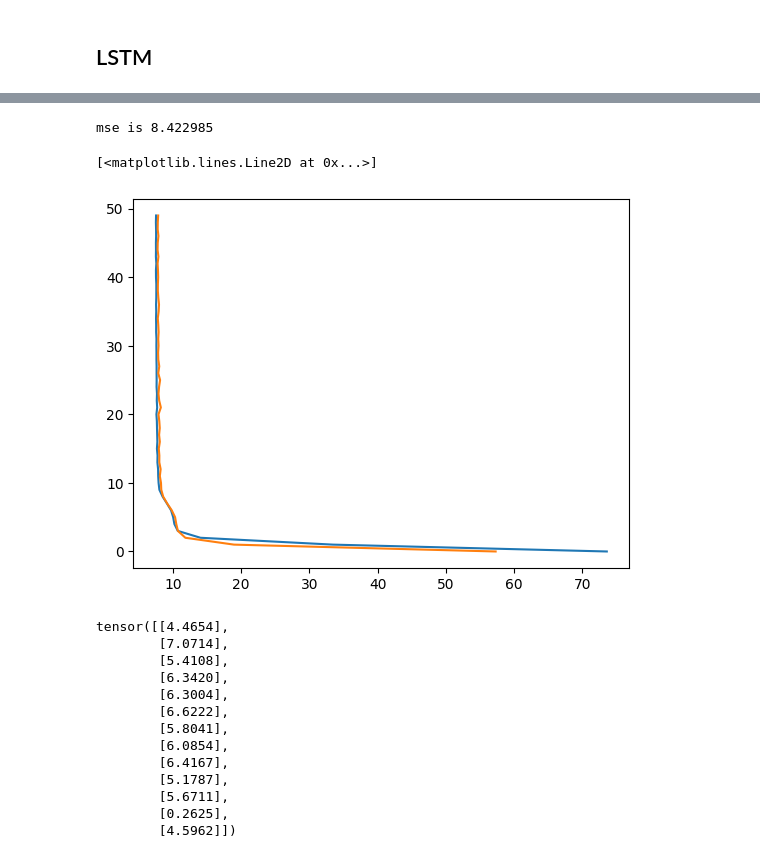
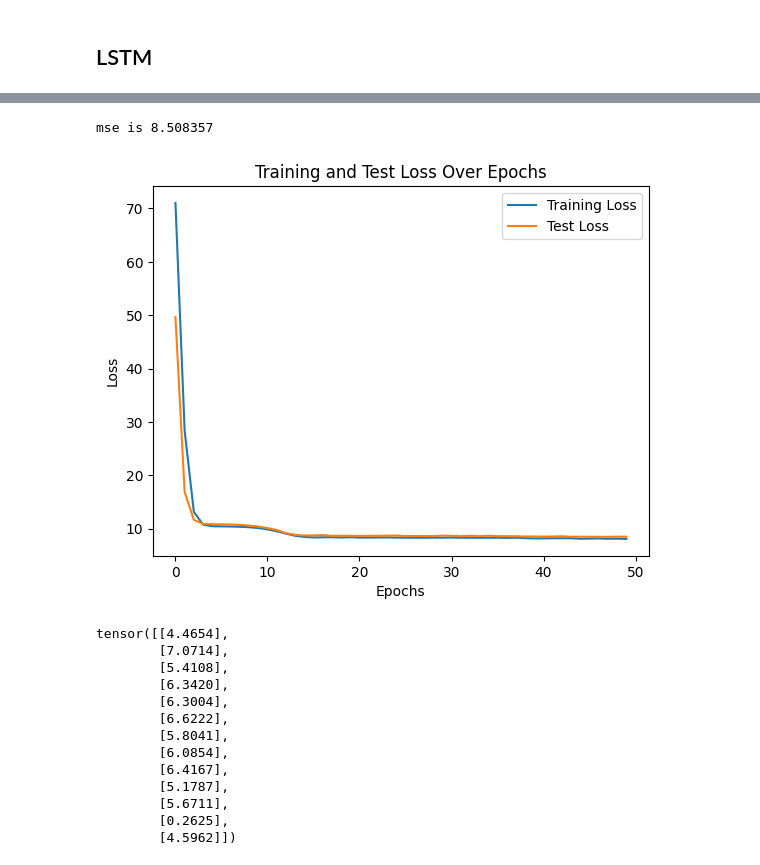
Before and after one commit to MSIA/MLDS400_group014, a Jupyter notebook: modeling/modelings.ipynb, the cells around one changed output, grey strips where cells are left out. Saved outputs shown, nothing was run; the diff lists cells and outputs as text; code cells hidden in the pictures.

```diff
--- a/modeling/modelings.ipynb
+++ b/modeling/modelings.ipynb
@@ -92,7 +115,7 @@ Test R-squared: 0.4584762157758917
 #### Random Forest
 # %%
 # Create a Random Forest Regressor model
-rf = RandomForestRegressor(n_estimators=100, max_depth = 20,random_state=42)
+rf = RandomForestRegressor(n_estimators=100, max_depth = 15,random_state=42)
 
 # Fit the model on the training data
 rf.fit(X_train, y_train)
@@ -236,13 +290,23 @@ for inputs, targets in test_loader:
     total_loss.append(loss.detach().numpy())
 print("mse is", np.mean(total_loss))
 # %% [output]
-mse is 8.422985
+mse is 8.508357
 # %%
-plt.plot(train_loss_list, np.arange(50))
-plt.plot(test_loss_list, np.arange(50))
+plt.plot(train_loss_list, label='Training Loss')
+plt.plot(test_loss_list, label='Test Loss')
+
+# Adding labels and title
+plt.xlabel('Epochs')  # Assuming each point corresponds to an epoch
+plt.ylabel('Loss')
+plt.title('Training and Test Loss Over Epochs')
+
+# Adding a legend to distinguish between training and test loss
+plt.legend()
+
+# Display the plot
+plt.show()
 # %% [output]
-[<matplotlib.lines.Line2D at 0x...>]
-[figure, old version]
+[figure, new version]
 # %%
 # %% [output]
 tensor([[4.4654],
```
Also changed, not shown: parts of 10 cells of this notebook.
